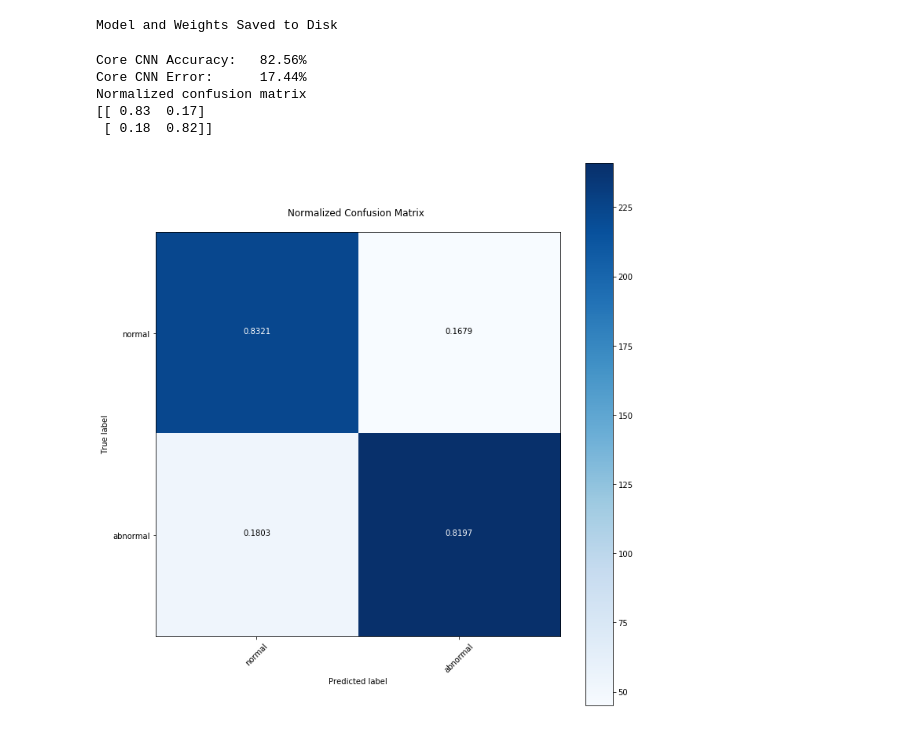
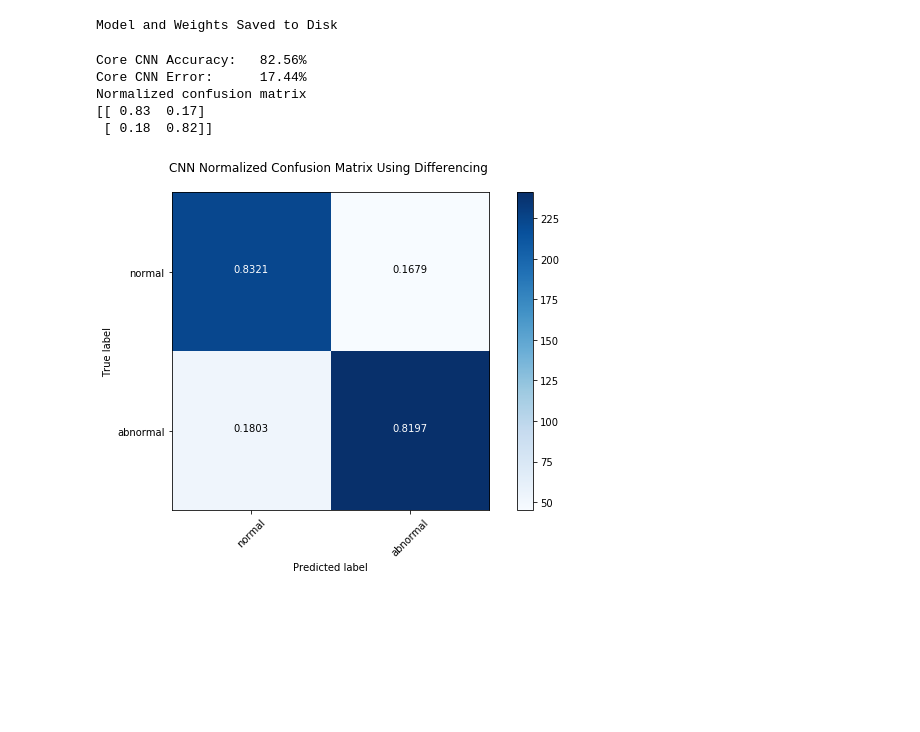
Before and after one commit to jnarhan/Breast_Cancer, a Jupyter notebook: src/models/JN_BC_Diff_ Modelling.ipynb, the cells around one changed output. Cells and saved outputs as stored; diff of their text form; code cells hidden in the pictures; blank space fills up the shorter version.

```diff
--- a/src/models/JN_BC_Diff_ Modelling.ipynb
+++ b/src/models/JN_BC_Diff_ Modelling.ipynb
@@ -473,19 +473,20 @@ Model and Weights Saved to Disk
 # %%
 print 'Core CNN Accuracy: {: >7.2f}%'.format(test_score_cnn[1] * 100)
 print 'Core CNN Error: {: >10.2f}%'.format(100 - test_score_cnn[1] * 100)
 
 predictOutput = bc.predict(cnn_model, X_test)
 
 cnn_matrix = skm.confusion_matrix(y_true=[val.argmax() for val in Y_test], y_pred=predictOutput)
 
-plt.figure()
+plt.figure(figsize=(8,6))
 bc.plot_confusion_matrix(cnn_matrix, classes=class_names, normalize=True,
-                         title='Normalized Confusion Matrix \n')
-plt.savefig('./cm_figures/Core_CNN_CM_20170430.png')
+                         title='CNN Normalized Confusion Matrix Using Differencing \n')
+plt.tight_layout()
+plt.savefig('./cm_figures/jn_Core_CNN_2Class_CM_20170508.png', dpi=100)
 # %% [output]
 Core CNN Accuracy:   82.56%
 Core CNN Error:      17.44%
 Normalized confusion matrix
 [[ 0.83  0.17]
  [ 0.18  0.82]]
-[figure, old version]
+[figure, new version]
```
Also changed, not shown: parts of 11 cells of this notebook, 17 other files.
